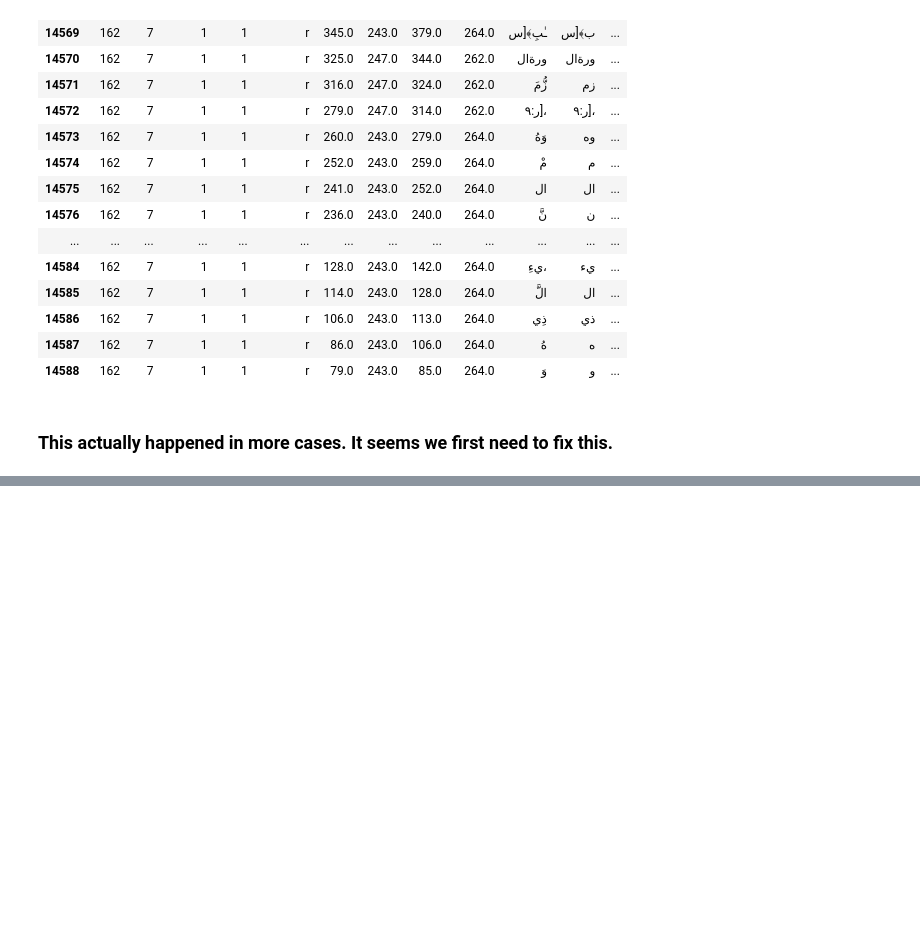
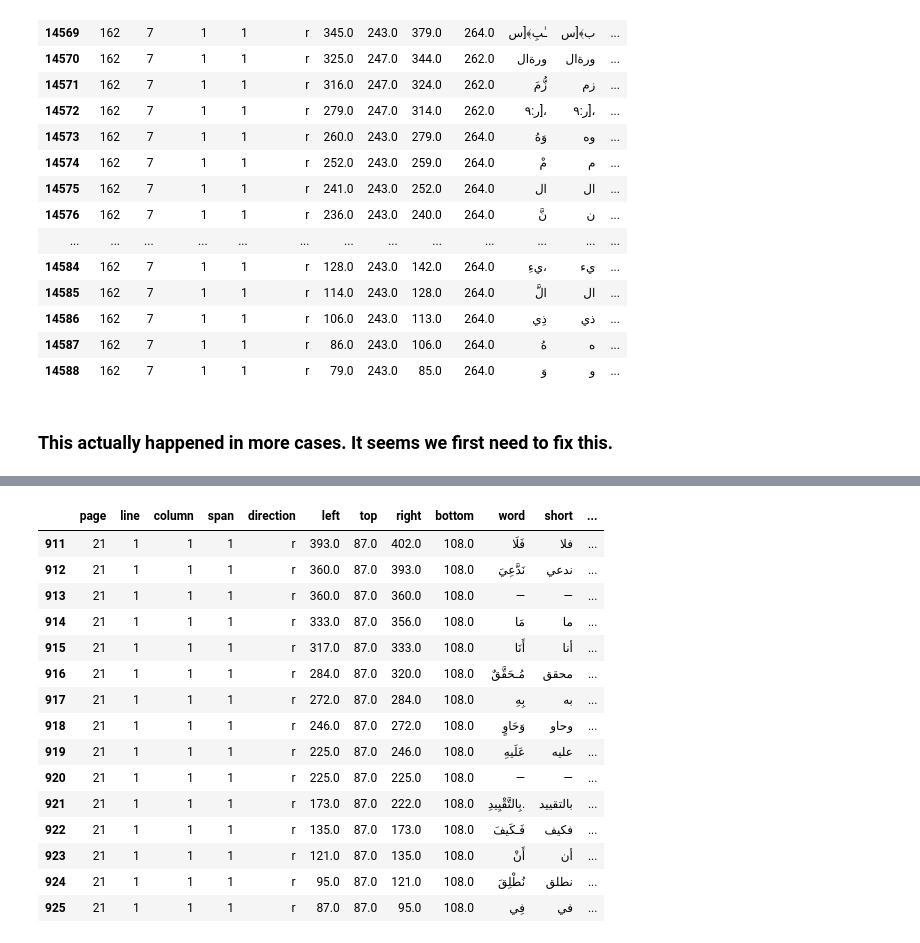
Before and after one commit to among/fusus, a Jupyter notebook: fusust-text-laboratory/TaggingQuranCitations.ipynb, the cells around one changed output, grey strips where cells are left out. Saved outputs shown, nothing was run; the diff lists cells and outputs as text; code cells hidden in the pictures; blank space fills up the shorter version.

Commit message:
Towards fixing bad word-splitting
Some lines are split on letters, not words. This needs fixing first before we proceed.

```diff
--- a/fusust-text-laboratory/TaggingQuranCitations.ipynb
+++ b/fusust-text-laboratory/TaggingQuranCitations.ipynb
@@ -146,0 +220,19 @@ fusus[(fusus['page']==162) & (fusus.line==7)]
+# %%
+fusus[(fusus['page']==21) & (fusus.line==1)]
+# %% [output]
+|  | page | line | column | span | direction | left | top | right | bottom | word | short | ... |
+| 911 | 21 | 1 | 1 | 1 | r | 393.0 | 87.0 | 402.0 | 108.0 | فَلَا | فلا | ... |
+| 912 | 21 | 1 | 1 | 1 | r | 360.0 | 87.0 | 393.0 | 108.0 | نَدَّعِيَ | ندعي | ... |
+| 913 | 21 | 1 | 1 | 1 | r | 360.0 | 87.0 | 360.0 | 108.0 | ― | ― | ... |
+| 914 | 21 | 1 | 1 | 1 | r | 333.0 | 87.0 | 356.0 | 108.0 | مَا | ما | ... |
+| 915 | 21 | 1 | 1 | 1 | r | 317.0 | 87.0 | 333.0 | 108.0 | أَنَا | أنا | ... |
+| 916 | 21 | 1 | 1 | 1 | r | 284.0 | 87.0 | 320.0 | 108.0 | مُـحَقَّقٌ | محقق | ... |
+| 917 | 21 | 1 | 1 | 1 | r | 272.0 | 87.0 | 284.0 | 108.0 | بِهِ | به | ... |
+| 918 | 21 | 1 | 1 | 1 | r | 246.0 | 87.0 | 272.0 | 108.0 | وَحَاوٍ | وحاو | ... |
+| 919 | 21 | 1 | 1 | 1 | r | 225.0 | 87.0 | 246.0 | 108.0 | عَلَيهِ | عليه | ... |
+| 920 | 21 | 1 | 1 | 1 | r | 225.0 | 87.0 | 225.0 | 108.0 | ― | ― | ... |
+| 921 | 21 | 1 | 1 | 1 | r | 173.0 | 87.0 | 222.0 | 108.0 | بِالتَّقْيِيدِ. | بالتقييد | ... |
+| 922 | 21 | 1 | 1 | 1 | r | 135.0 | 87.0 | 173.0 | 108.0 | فَـكَيفَ | فكيف | ... |
+| 923 | 21 | 1 | 1 | 1 | r | 121.0 | 87.0 | 135.0 | 108.0 | أَنْ | أن | ... |
+| 924 | 21 | 1 | 1 | 1 | r | 95.0 | 87.0 | 121.0 | 108.0 | نُطْلِقَ | نطلق | ... |
+| 925 | 21 | 1 | 1 | 1 | r | 87.0 | 87.0 | 95.0 | 108.0 | فِي | في | ... |
```
Also changed, not shown: parts of 7 cells of this notebook, 2 other files.
